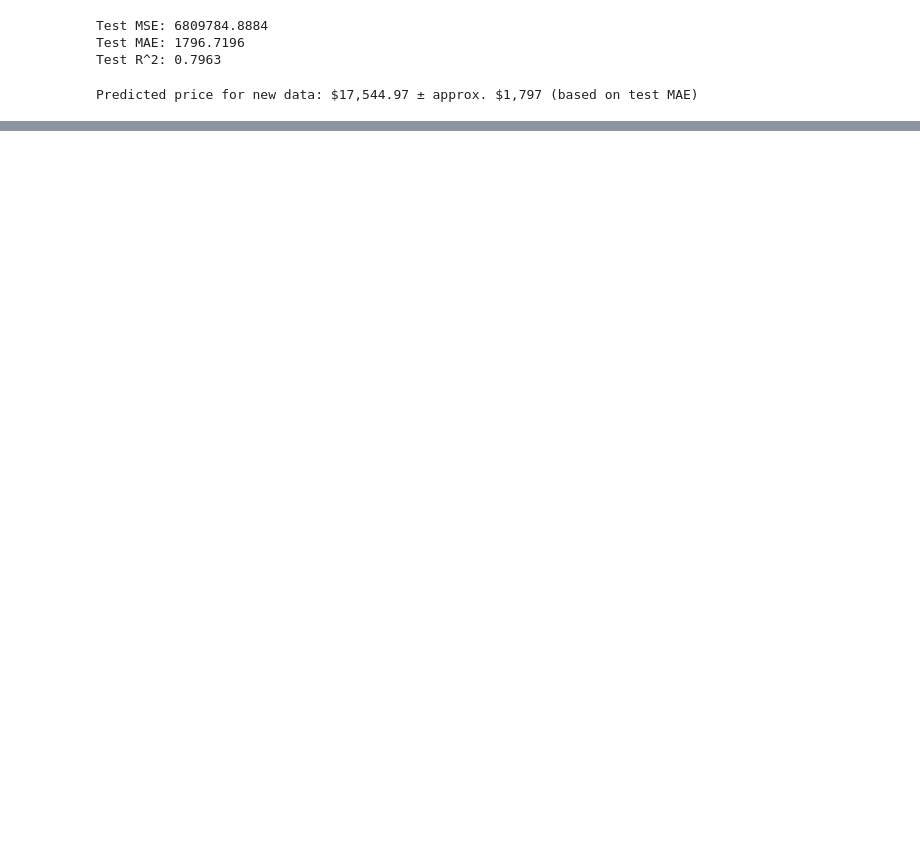
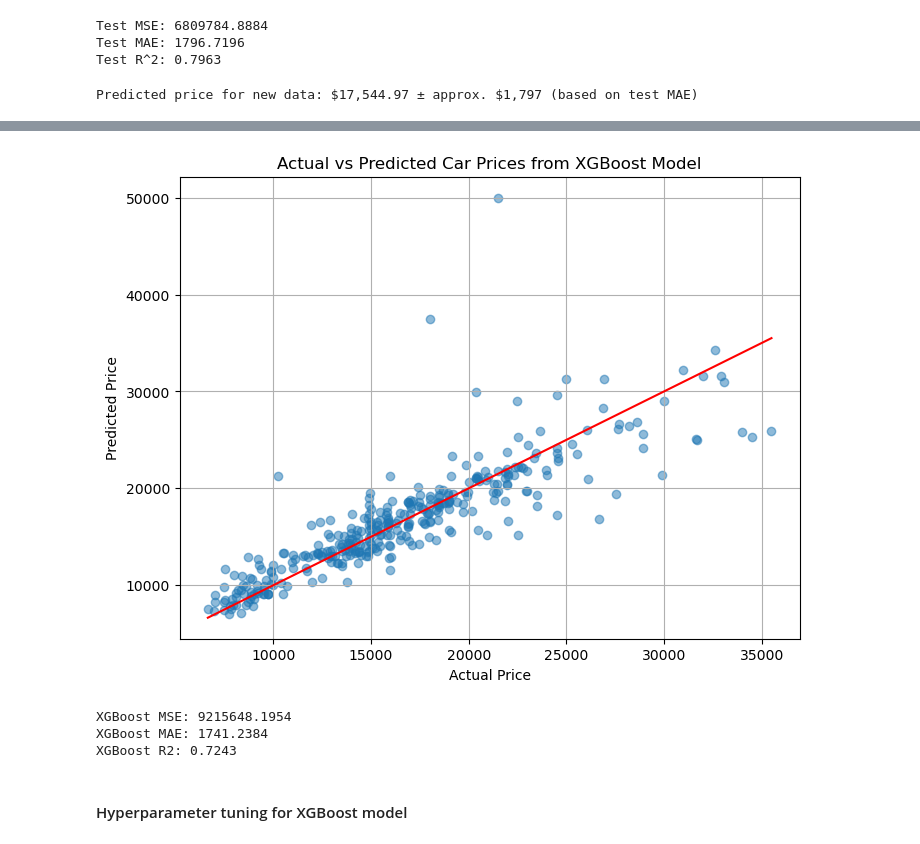
Before and after one commit to mnaufalazwar/pds-project-stage-2, a Jupyter notebook: GroupX_A2_Code.ipynb, the cells around one changed output, grey strips where cells are left out. Saved outputs shown, nothing was run; the diff lists cells and outputs as text; code cells hidden in the pictures; blank space fills up the shorter version.

Commit message:
Added complete XGBoost section

```diff
--- a/GroupX_A2_Code.ipynb
+++ b/GroupX_A2_Code.ipynb
@@ -608,0 +624,22 @@ Predicted price for new data: $17,544.97 ± approx. $1,797 (based on test MAE)
+# %%
+# Separate features and target
+X_xgb = pd.get_dummies(data.drop('Price', axis=1))
+y_xgb = data['Price']
+
+# Split data into train, validation, and test sets
+X_xgb_train, X_xgb_temp, y_xgb_train, y_xgb_temp = train_test_split(X_xgb, y_xgb, test_size=0.2, random_state=5310)
+X_xgb_val, X_xgb_test, y_xgb_val, y_xgb_test = train_test_split(X_xgb_temp, y_xgb_temp, test_size=0.5, random_state=5310)
+# %%
+# Initialize CatBoost regressor
+xgb_model = xgb.XGBRegressor(
+    objective='reg:squarederror',
+    n_estimators=1000,
+    learning_rate=0.05,
+    max_depth=6,
+    early_stopping_rounds=50,
+    eval_metric='rmse',
+    random_state=5310
+)
+
+# Fit the model using train and validation set for early stopping
+xgb_model.fit(X_xgb_train, y_xgb_train, eval_set=[(X_xgb_val, y_xgb_val)], verbose=100)
@@ -608,0 +661,31 @@ Predicted price for new data: $17,544.97 ± approx. $1,797 (based on test MAE)
+# %%
+# Make predictions on the test set
+y_xgb_pred = xgb_model.predict(X_xgb_test)
+
+# Plot Actual vs Predicted values
+plt.figure(figsize=(8,6))
+plt.scatter(y_xgb_test, y_xgb_pred, alpha=0.5)
+plt.xlabel("Actual Price")
+plt.ylabel("Predicted Price")
+plt.title("Actual vs Predicted Car Prices from XGBoost Model")
+plt.plot([y_xgb_test.min(), y_xgb_test.max()], [y_xgb_test.min(), y_xgb_test.max()], color='red')  # Perfect prediction line
+plt.grid(True)
+plt.show()
+# %% [output]
+[figure, added]
+# %%
+# Calculate evaluation metrics
+mse = mean_squared_error(y_xgb_test, y_xgb_pred)
+mae = mean_absolute_error(y_xgb_test, y_xgb_pred)
+r2 = r2_score(y_xgb_test, y_xgb_pred)
+
+# Display metrics
+print(f"XGBoost MSE: {mse:.4f}")
+print(f"XGBoost MAE: {mae:.4f}")
+print(f"XGBoost R2: {r2:.4f}")
+# %% [output]
+XGBoost MSE: 9215648.1954
+XGBoost MAE: 1741.2384
+XGBoost R2: 0.7243
+# %% [markdown]
+#### Hyperparameter tuning for XGBoost model
```
Also changed, not shown: parts of 14 cells of this notebook.
